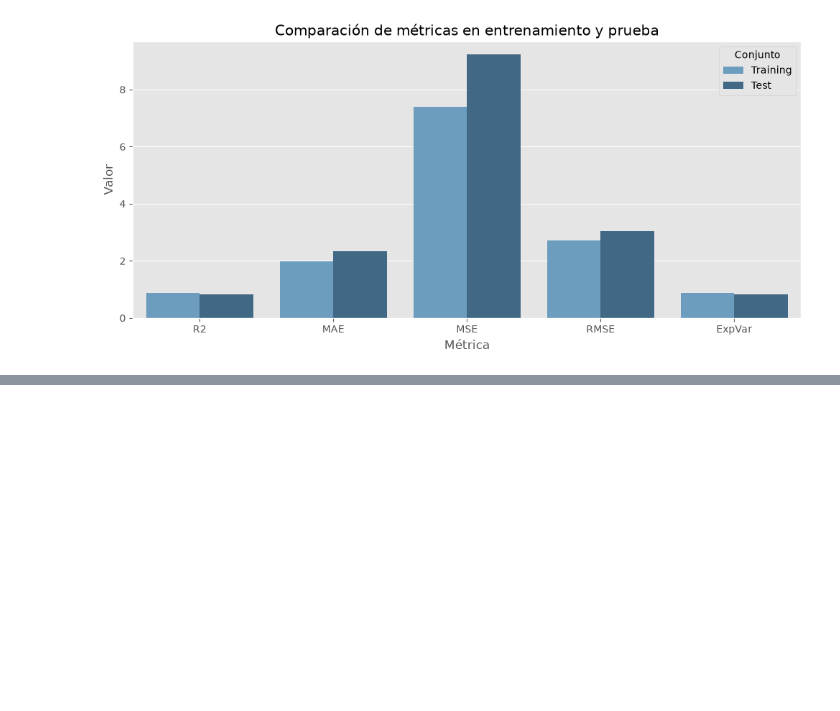
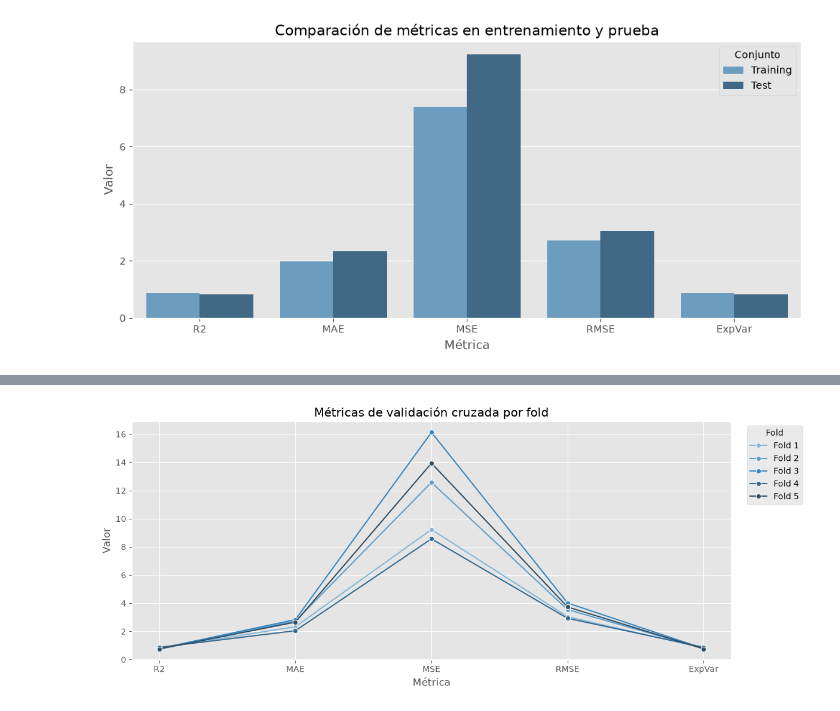
Before and after one commit to ErickEduardoAH/book-resources, a Jupyter notebook: intro-machine-learning-trees/02_Metricas_bodad_ajuste_arbol_regresion.ipynb, the cells around one changed output, grey strips where cells are left out. Cells and saved outputs as stored; diff of their text form; code cells hidden in the pictures; blank space fills up the shorter version.

```diff
--- a/intro-machine-learning-trees/02_Metricas_bodad_ajuste_arbol_regresion.ipynb
+++ b/intro-machine-learning-trees/02_Metricas_bodad_ajuste_arbol_regresion.ipynb
@@ -203,0 +277,24 @@ plt.show()
+# %%
+cv_long_df = cv_results.melt(
+    id_vars="fold",
+    var_name="metric",
+    value_name="value"
+)
+
+plt.figure(figsize=(12, 5))
+sns.lineplot(
+    data=cv_long_df,
+    x="metric",
+    y="value",
+    hue="fold",
+    marker="o",
+    palette="Blues_d"
+)
+plt.title("Métricas de validación cruzada por fold")
+plt.xlabel("Métrica")
+plt.ylabel("Valor")
+plt.legend(title="Fold", bbox_to_anchor=(1.02, 1), loc="upper left")
+plt.tight_layout()
+plt.show()
+# %% [output]
+[figure, added]
```
Also changed, not shown: parts of 7 cells of this notebook, 2 other files.
